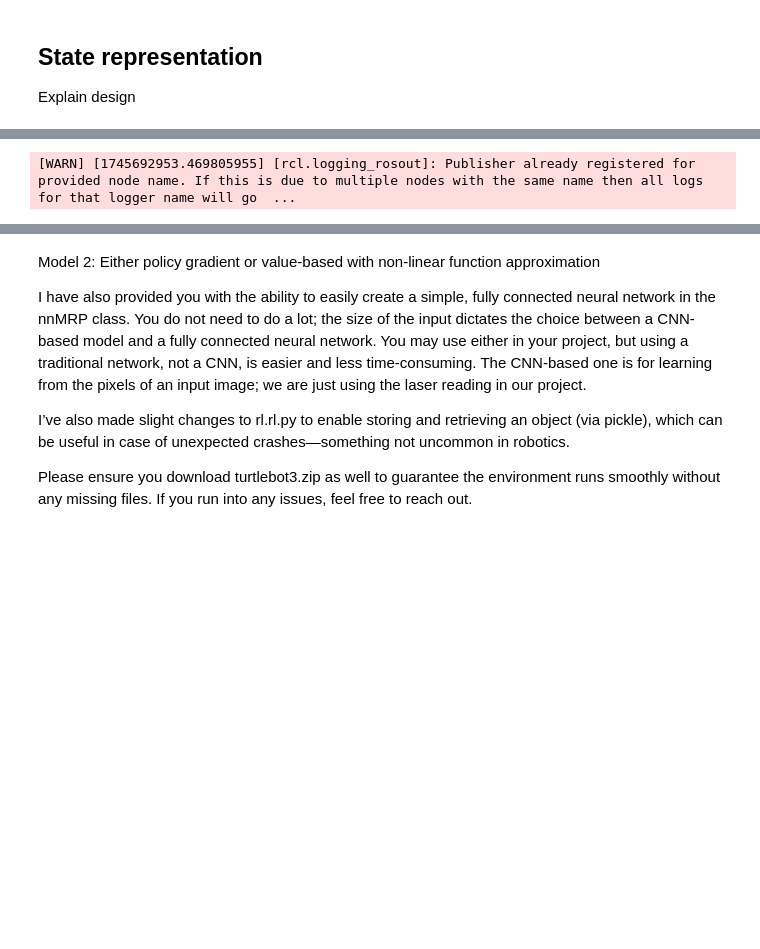
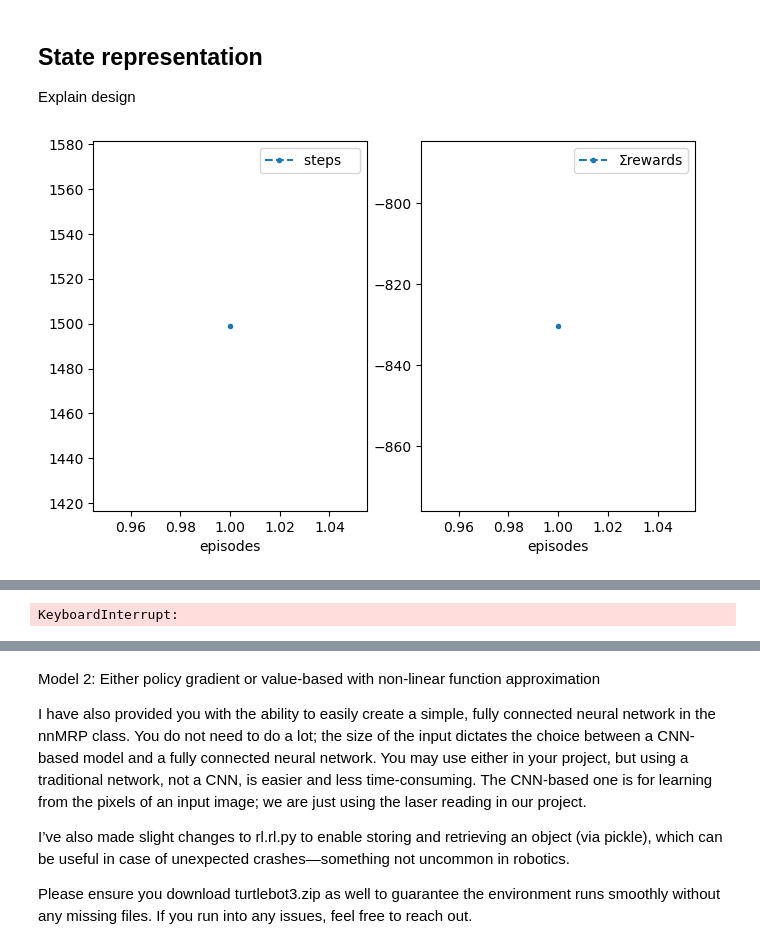
Before and after one commit to DanielBryars/turtlebot-as2, a Jupyter notebook: Assessment2.ipynb, the cells around one changed output, grey strips where cells are left out. Cells and saved outputs as stored; diff of their text form; code cells hidden in the pictures; blank space fills up the shorter version.

Commit message:
Trying Sarsa

```diff
--- a/Assessment2.ipynb
+++ b/Assessment2.ipynb
@@ -86,7 +86,7 @@ if not ros.ok():
 
 #Values (see calibration below for how these values were picked for the most repeatable settings)
 θspeed = pi/3.5
-speed = 2.0
+speed = 10.0
 n = 6
 
 env = RobEnv(speed=speed, θspeed=θspeed, n=n, verbose=True)
@@ -265,10 +284,73 @@ class vRobEnv(RobEnv):
         # returns a normalise and descritised componenets
         return  features_detected
 # %%
+'''
+θspeed = pi # pi/3.5
+speed = 15.0
+n = 10
+
 venv = vRobEnv(speed=speed, θspeed=θspeed, n=n,verbose=True)
 
-vqlearn = Qlearn(env=venv, α=1e-4, q0=0, ε=.0, \
-                 max_t=1000, episodes=100, \
-                 self_path='test001.pkl',\
-                 seed=1, **demoGame())
+#vqlearn = Qlearn(env=venv, α=1e-4, q0=0, ε=.0, \
+#                 max_t=1000, episodes=100, \
+#                 self_path='test003.pkl',\
+#                 seed=1, **demoGame())
+
+#commit_ep=0, ε=.1, εmin=0.01, dε=1, εT=0, q0=0, Tstar=0,
+
+
+#λ eligibility trace delay
+#
+vqlearn = Sarsaλ(
+    env=venv,
+    α=0.01,
+    γ=0.99,
+    λ=0.8,
+    ε=0.2,
+    εmin=0.05,
+    dε=1e-4,
+    q0=0,
+    Tstar=0,
+    max_t=200,
+                 episodes=100,
+                 self_path='SarsaLambda.test004.pkl',
+                 seed=1,
+                 **demoGame())
+
+%time vqlearn.interact(resume=resume, save_ep=True)
+'''
+
+θspeed = pi / 3.5
+speed = 0.3
+n = 8
+
+venv = vRobEnv(speed=speed, θspeed=θspeed, n=n, verbose=True)
+venv.reset()
+
+vqlearn = Sarsaλ(
+    env=venv,
+    α=0.01,
+    γ=0.99,
+    λ=0.8,
+    ε=0.2,
+    εmin=0.05,
+    dε=0.002,
+    q0=0,
+    Tstar=0,
+    max_t=1500,
+    episodes=200,
+    self_path='SarsaLambda.test007.pkl',
+    seed=1,
+    **demoGame()
+)
+
+''' def print_V(self, agent):
+        s = self.s_()
+        q = agent.Q_(s)
+        π = agent.π(s)
+        V = np.dot(q, π)
+        print("Current V(s) =", V)'''
+
+%time vqlearn.interact(resume=resume, save_ep=True)
 # %% [output]
+[figure, added]
@@ -278,4 +374,4 @@ state size= 6
-[WARN] [1745692953.469805955] [rcl.logging_rosout]: Publisher already registered for provided node name. If this is due to multiple nodes with the same name then all logs for that logger name will go  ...
+KeyboardInterrupt:
 # %%
 resume = False
 
```
Also changed, not shown: parts of 6 cells of this notebook, 1 other file.
